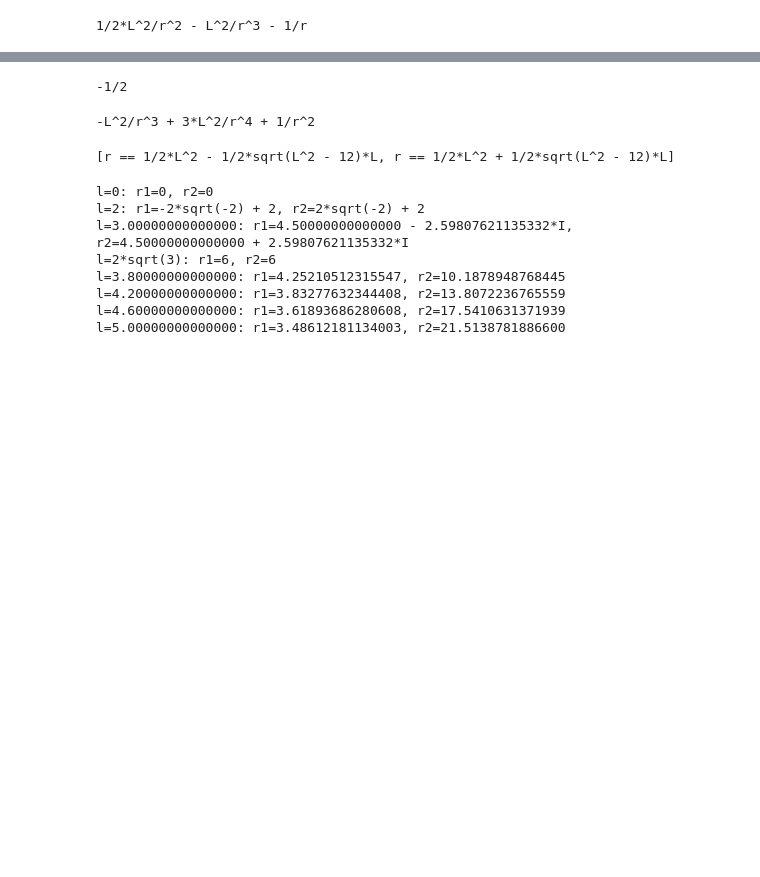
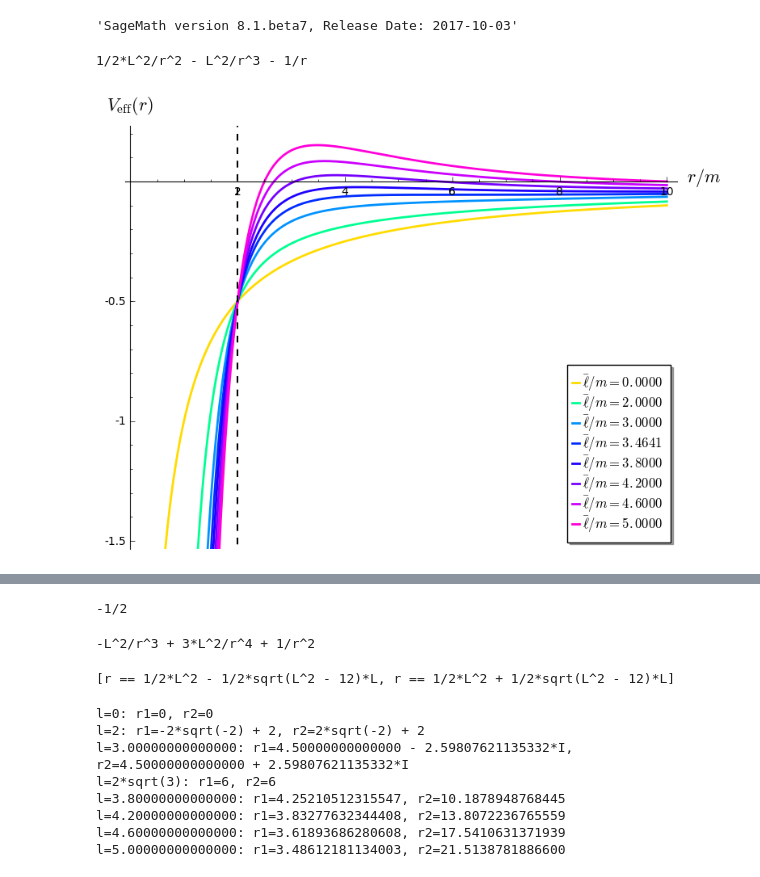
Before and after one commit to egourgoulhon/BHLectures, a Jupyter notebook: sage/ges_effective_potential.ipynb, the cells around one changed output, grey strips where cells are left out. Cells and saved outputs as stored; diff of their text form; code cells hidden in the pictures; blank space fills up the shorter version.

```diff
--- a/sage/ges_effective_potential.ipynb
+++ b/sage/ges_effective_potential.ipynb
@@ -1,5 +1,9 @@
 # %%
 %display latex
+# %%
+version()
+# %% [output]
+'SageMath version 8.1.beta7, Release Date: 2017-10-03'
 # %%
 var('r L')
 V(r,L) = - 1/r + L^2/(2*r^2) - L^2/r^3
@@ -8,3 +12,15 @@ V(r,L)
 1/2*L^2/r^2 - L^2/r^3 - 1/r
 # %%
 l_values = [0, 2, 3.0, 2*sqrt(3), 3.8, 4.2, 4.6, 5.0]
+# %%
+graph = Graphics()
+for l in l_values:
+    graph += plot(V(r,l), (r, 0.1, 10), plot_points=300,
+                  legend_label="$\\bar\\ell/m = {:.4f}$".format(float(l)),
+                  color=hue((1+l)/7), thickness=2,
+                  xmin=0, xmax=10, ymin=-1.5, ymax=0.2,
+                  axes_labels=[r'$r/m$', r'$V_{\rm eff}(r)$'])
+graph += line([(2,-1.6), (2,0.25)], color='black', thickness=1.5, linestyle='--')
+graph
+# %% [output]
+[figure, added]
```
Also changed, not shown: parts of 4 cells of this notebook, 4 other files.
